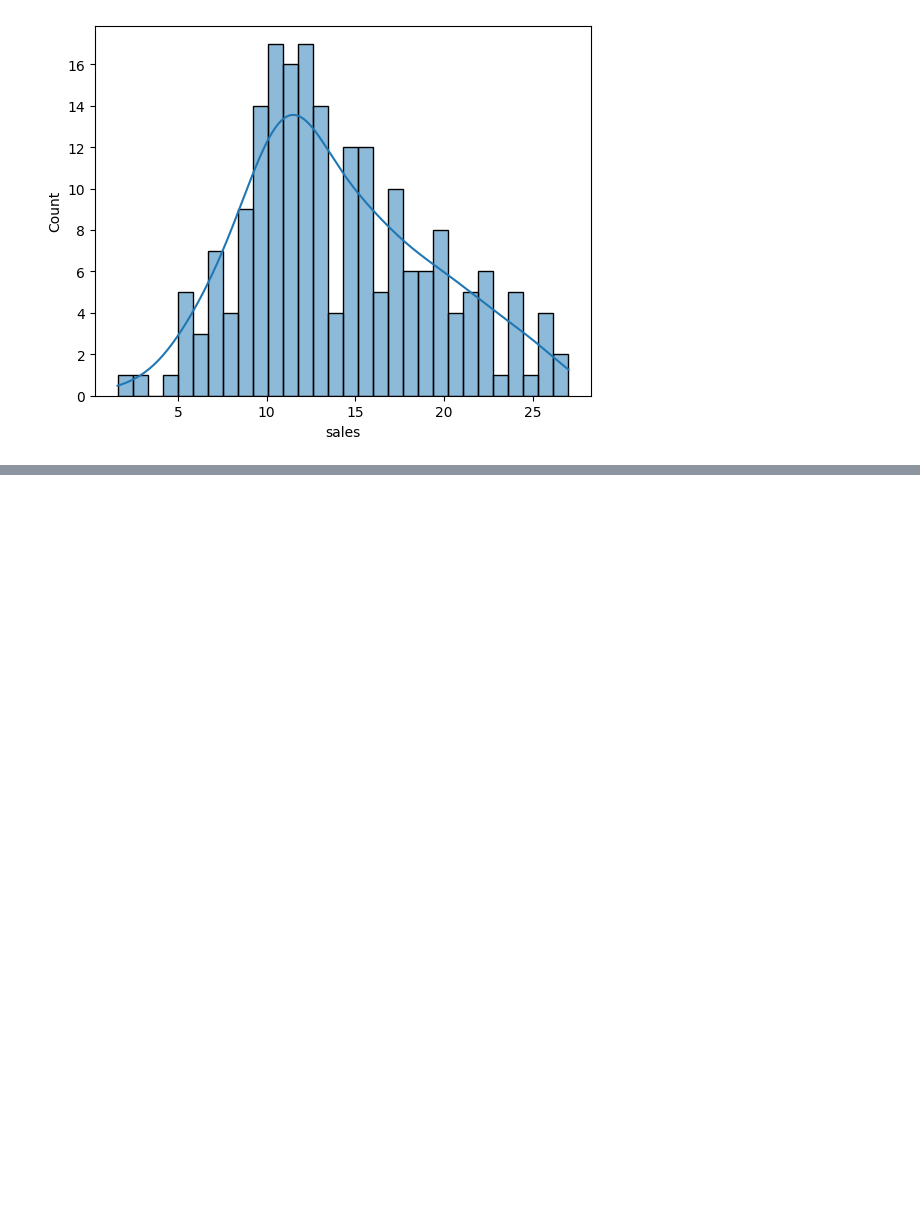
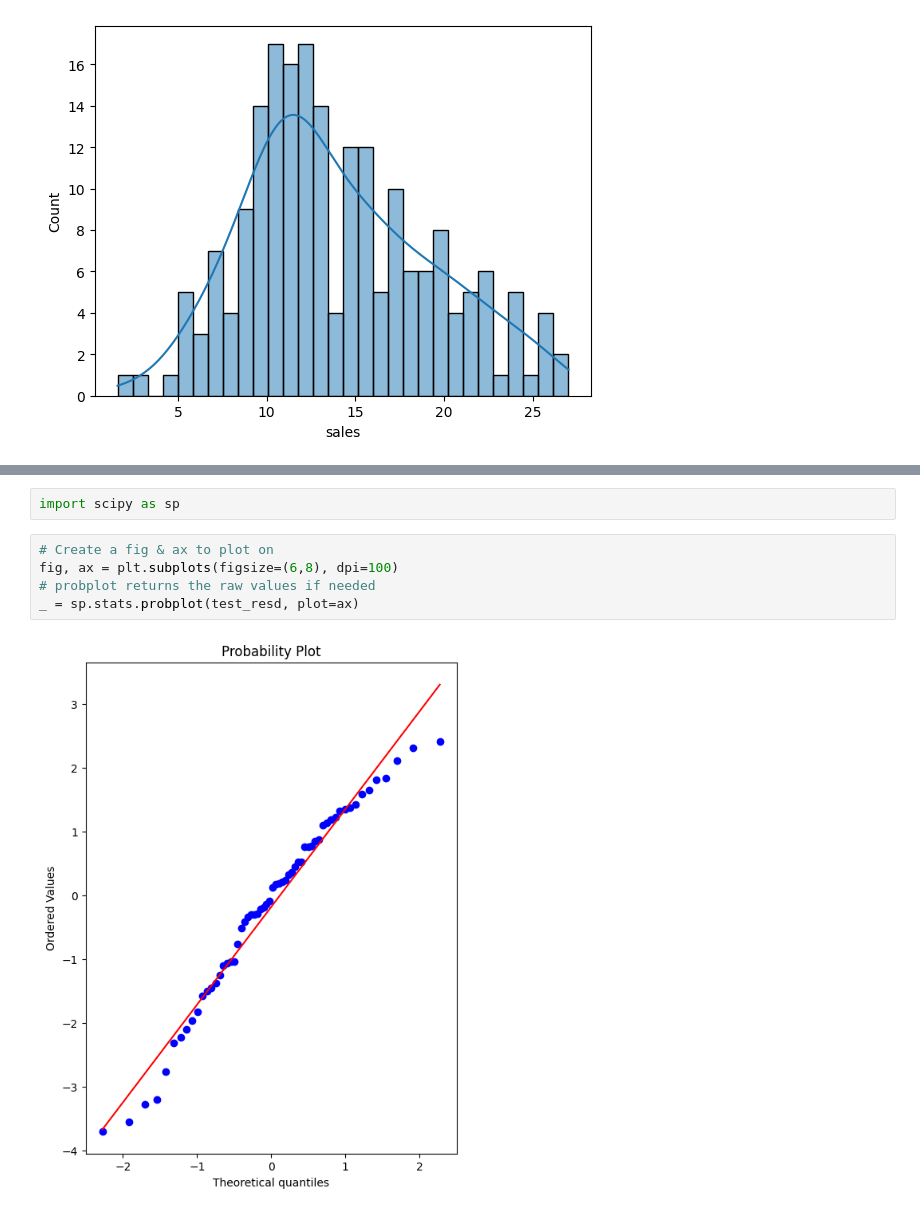
Before and after one commit to GabrielRugila/stats-ml, a Jupyter notebook: L_PY_ML/LR/scikit-basics.ipynb, the cells around one changed output, grey strips where cells are left out. Drawn from its saved outputs; the diff is of its cells as text; blank space fills up the shorter version.

```diff
--- a/L_PY_ML/LR/scikit-basics.ipynb
+++ b/L_PY_ML/LR/scikit-basics.ipynb
@@ -189,0 +227,9 @@ mean_absolute_error(y_test, test_pred) - np.sqrt(mean_squared_error(y_test, test
+# %%
+import scipy as sp
+# %%
+# Create a fig & ax to plot on
+fig, ax = plt.subplots(figsize=(6,8), dpi=100)
+# probplot returns the raw values if needed
+_ = sp.stats.probplot(test_resd, plot=ax)
+# %% [output]
+[figure, added]
```
Also changed, not shown: parts of 20 cells of this notebook, 1 other file.
